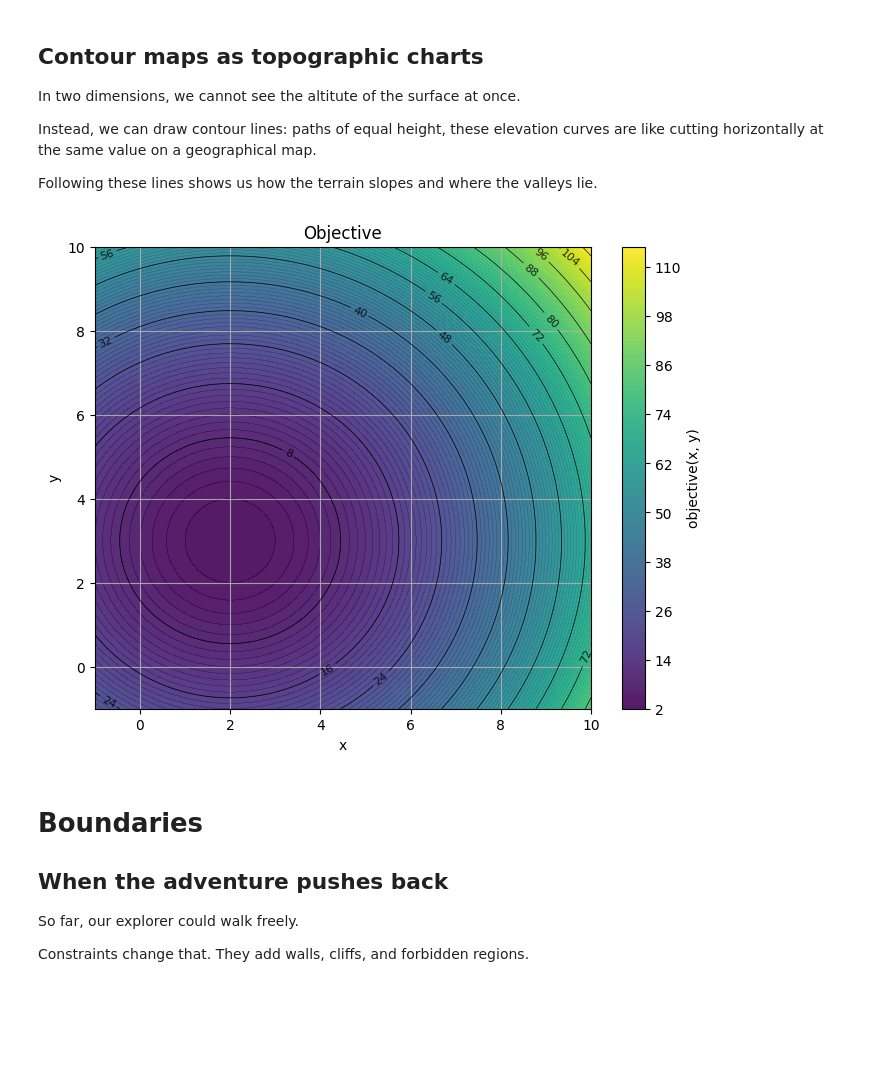
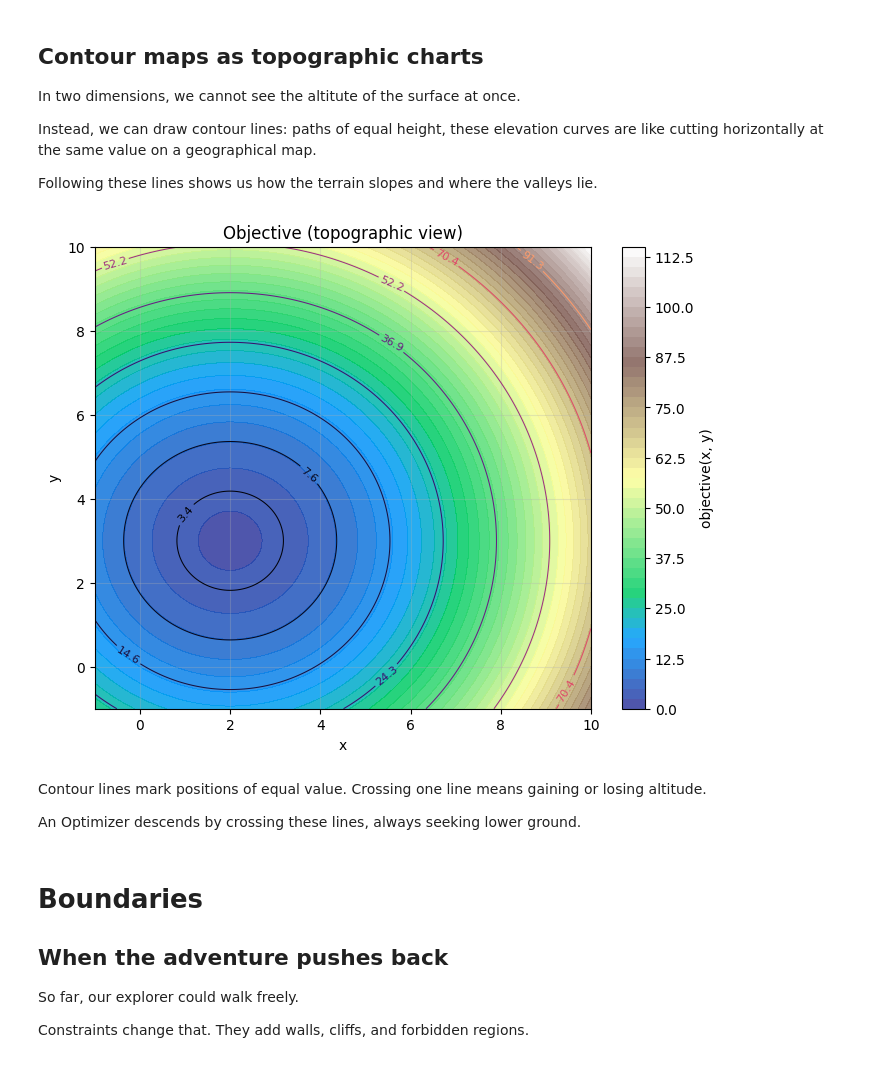
Before and after one commit to JulTob/Optimization, a Jupyter notebook: Introduction_to_Optimization.ipynb, the cells around one changed output. Drawn from its saved outputs; the diff is of its cells as text; code cells hidden in the pictures; blank space fills up the shorter version.

```diff
--- a/Introduction_to_Optimization.ipynb
+++ b/Introduction_to_Optimization.ipynb
@@ -238,8 +251,14 @@ def plot_2D(objective, x_rank=(-5,5), y_rank=(-5,5)):
     plt.show()
 # %%
-plot_2D(objective, (-1,10),(-1,10))
+plot_2D(objective, (-1,10), (-1,10), 50, 10)
 # %% [output]
-[figure, old version]
+[figure, new version]
+# %% [markdown]
+Contour lines mark positions of equal value.
+Crossing one line means gaining or losing altitude.
+
+An Optimizer descends by crossing these lines,
+always seeking lower ground.
 # %% [markdown]
 # Boundaries
 ## When the adventure pushes back
```
Also changed, not shown: parts of 1 cell of this notebook.
